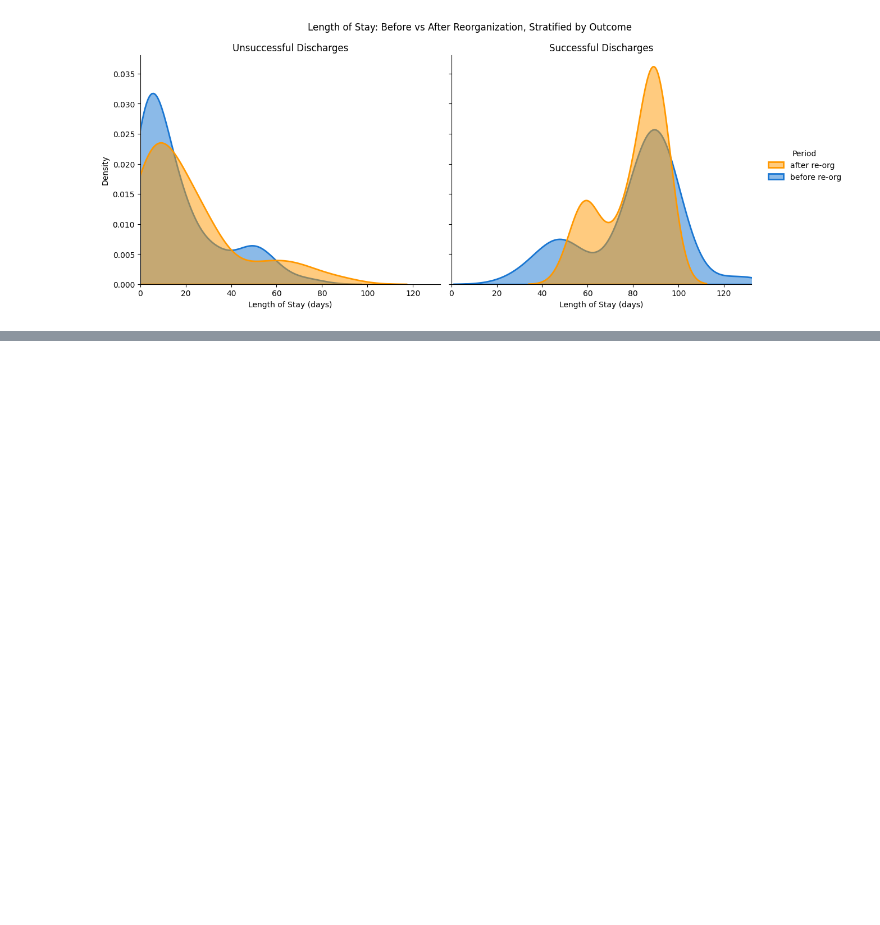
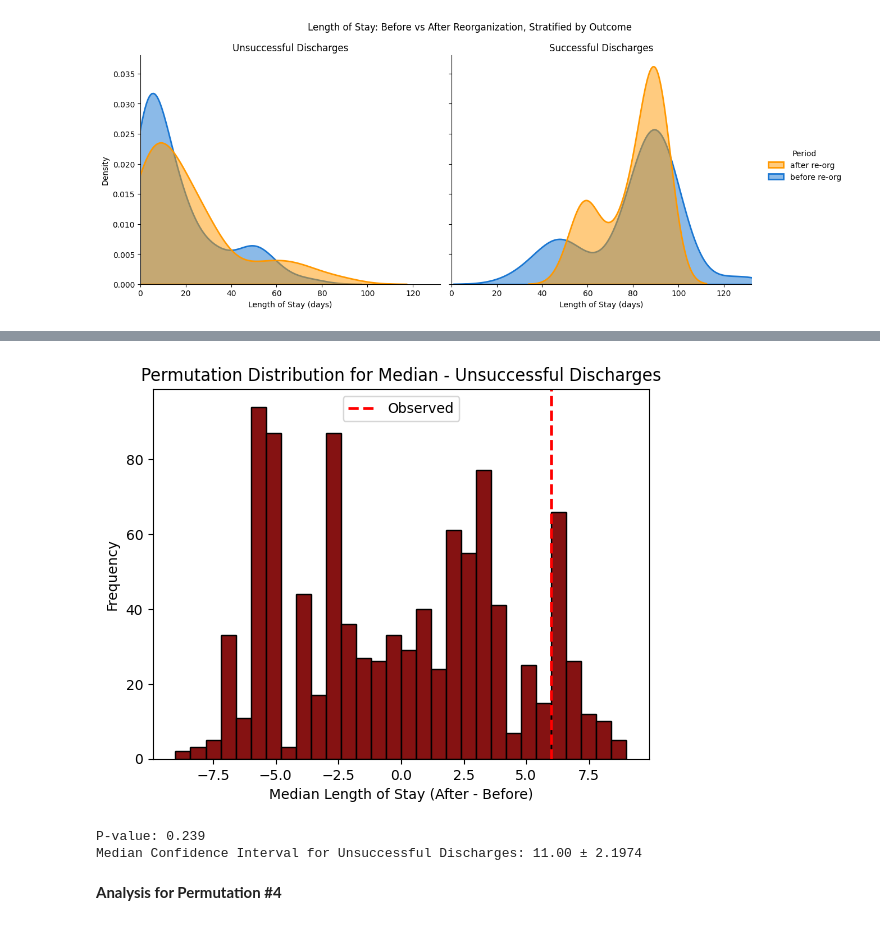
Before and after one commit to tessa-n05/Residential-SUD-Discharge-Analysis, a Jupyter notebook: Discharge_Hypothesis_project.ipynb, the cells around one changed output, grey strips where cells are left out. Saved outputs shown, nothing was run; the diff lists cells and outputs as text; code cells hidden in the pictures; blank space fills up the shorter version.

```diff
--- a/Discharge_Hypothesis_project.ipynb
+++ b/Discharge_Hypothesis_project.ipynb
@@ -320,0 +632,49 @@ Successful discharges:
+# %%
+# Permutation test for unsuccessful discharges
+permuted_diffs3 = [unsuccess_median_diff]
+
+for i in range(n_iterations):
+    # Shuffle the period labels across unique subjects
+    shuffled_periods = np.random.permutation(original_periods)
+    subject_to_period = dict(zip(unique_subjects, shuffled_periods))
+
+    # Map back to the episode-level dataframe
+    los_shuffled = los.copy()
+    los_shuffled['Permuted_Period'] = los_shuffled['Subject_ID'].map(subject_to_period)
+
+    # Calculate permuted medians for unsuccessful discharges
+    median_before_perm = los_shuffled[
+        (los_shuffled['Permuted_Period'] == 'before re-org') &
+        (los_shuffled['Discharge_Cat'] == 'unsuccessful')
+        ]['Length_of_Stay'].median()
+
+    median_after_perm = los_shuffled[
+        (los_shuffled['Permuted_Period'] == 'after re-org') &
+        (los_shuffled['Discharge_Cat'] == 'unsuccessful')
+        ]['Length_of_Stay'].median()
+
+    permuted_diffs3.append(median_before_perm - median_after_perm)
+
+
+#plot results
+plt.hist(permuted_diffs3, bins=30, edgecolor='black', color="#851212")
+plt.axvline(unsuccess_median_diff, color='red', linestyle='--', linewidth=2, label='Observed')
+plt.xlabel('Median Length of Stay (Before - After)')
+plt.ylabel('Frequency')
+plt.title('Permutation Distribution for Median - Unsuccessful Discharges')
+plt.legend()
+plt.show()
+
+# calculate p value for unsuccessful discharges
+median_p_value_unsuccess = np.mean(np.abs(permuted_diffs3) >= np.abs(unsuccess_median_diff))
+print(f"P-value: {median_p_value_unsuccess:.3f}")
+
+#calculate uncertainty for unsuccessful median length of stay
+uns_median_val, uns_median_uncertainty = calculate_median_uncertainty_bootstrap(unsuccess_los)
+print(f"Median Confidence Interval for Unsuccessful Discharges: {uns_median_val:.2f} ± {uns_median_uncertainty:.4f}")
+# %% [output]
+[figure, added]
+P-value: 0.239
+Median Confidence Interval for Unsuccessful Discharges: 11.00 ± 2.1974
+# %% [markdown]
+**Analysis for Permutation #4**
```
Also changed, not shown: parts of 27 cells of this notebook, 2 other files.
